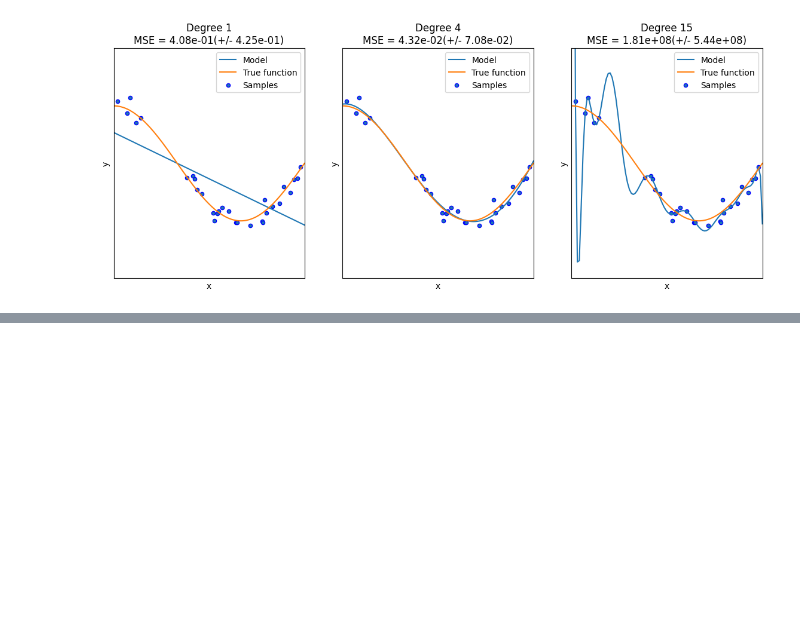
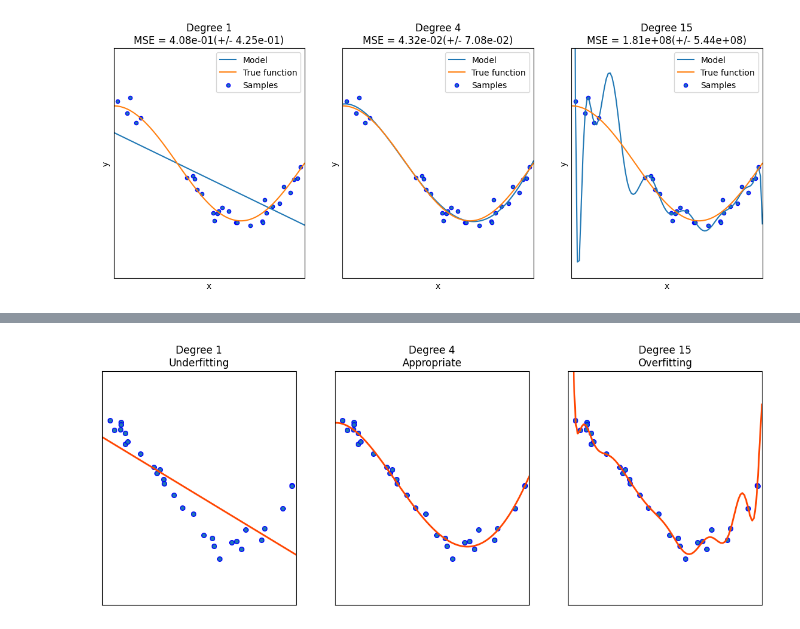
Before and after one commit to ptresson/overfitting_sampling_presentation, a Jupyter notebook: plot_overfitting.ipynb, the cells around one changed output, grey strips where cells are left out. Cells and saved outputs as stored; diff of their text form; code cells hidden in the pictures; blank space fills up the shorter version.

```diff
--- a/plot_overfitting.ipynb
+++ b/plot_overfitting.ipynb
@@ -131,43 +148,47 @@ def true_fun(X):
     return np.cos(1.5 * np.pi * X)
 
 
-np.random.seed(0)
 
 n_samples = 30
 degrees = [1, 4, 15]
 subtitle = ['Underfitting','Appropriate','Overfitting']
 
 X = np.sort(np.random.rand(n_samples))
+np.random.seed(0)
 y = true_fun(X) + np.random.randn(n_samples) * 0.1
+np.random.seed(42)
+y_test = true_fun(X) + np.random.randn(n_samples) * 0.1
 
 plt.figure(figsize=(14, 5))
 for i in range(len(degrees)):
     ax = plt.subplot(1, len(degrees), i + 1)
     plt.setp(ax, xticks=(), yticks=())
 
     polynomial_features = PolynomialFeatures(degree=degrees[i], include_bias=False)
     linear_regression = LinearRegression()
     pipeline = Pipeline(
         [
             ("polynomial_features", polynomial_features),
             ("linear_regression", linear_regression),
         ]
     )
     pipeline.fit(X[:, np.newaxis], y)
 
     # Evaluate the models using crossvalidation
     scores = cross_val_score(
         pipeline, X[:, np.newaxis], y, scoring="neg_mean_squared_error", cv=10
     )
 
     X_test = np.linspace(0, 1, 100)
     plt.plot(X_test, pipeline.predict(X_test[:, np.newaxis]), lw=2, c='orangered')
     # plt.plot(X_test, true_fun(X_test), label="True function")
     plt.scatter(X, y, edgecolor="b", s=30)
     # plt.xlabel("x")
     # plt.ylabel("y")
     plt.xlim((0, 1))
     plt.ylim((-2, 2))
     plt.title(f"Degree {degrees[i]}\n{subtitle[i]}")
 plt.savefig('./figs/overfitting-overview.png')
 plt.show()
+# %% [output]
+[figure, added]
```
Also changed, not shown: parts of 1 cell of this notebook, 16 other files.
